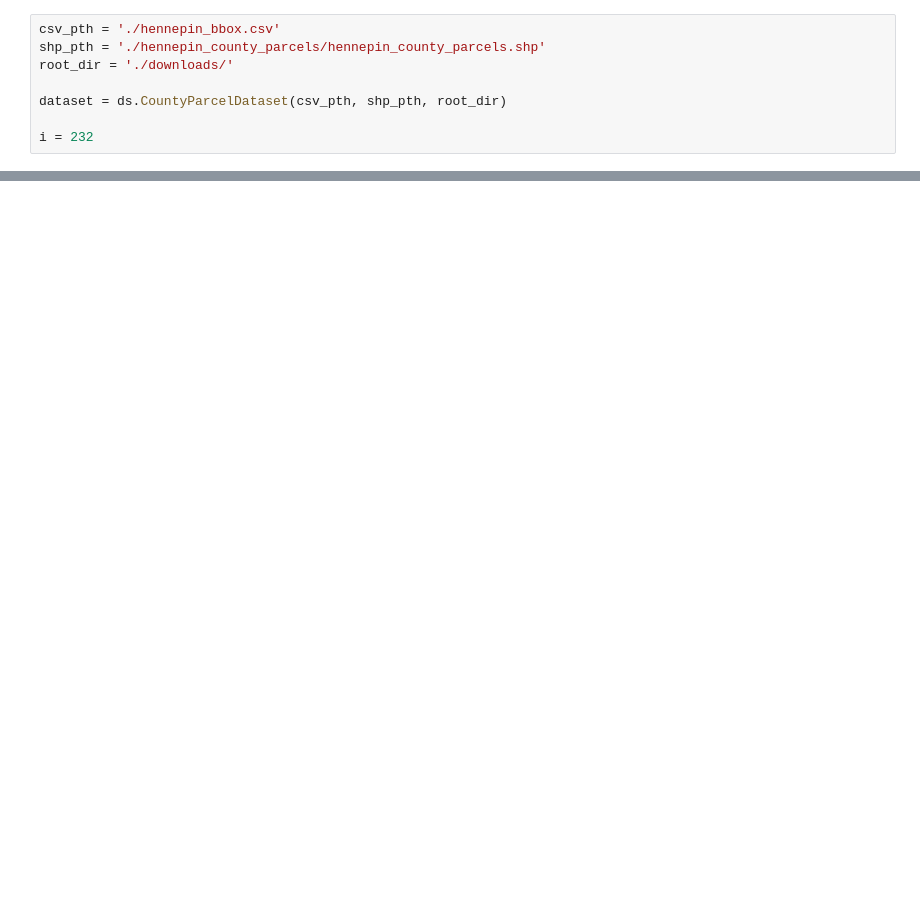
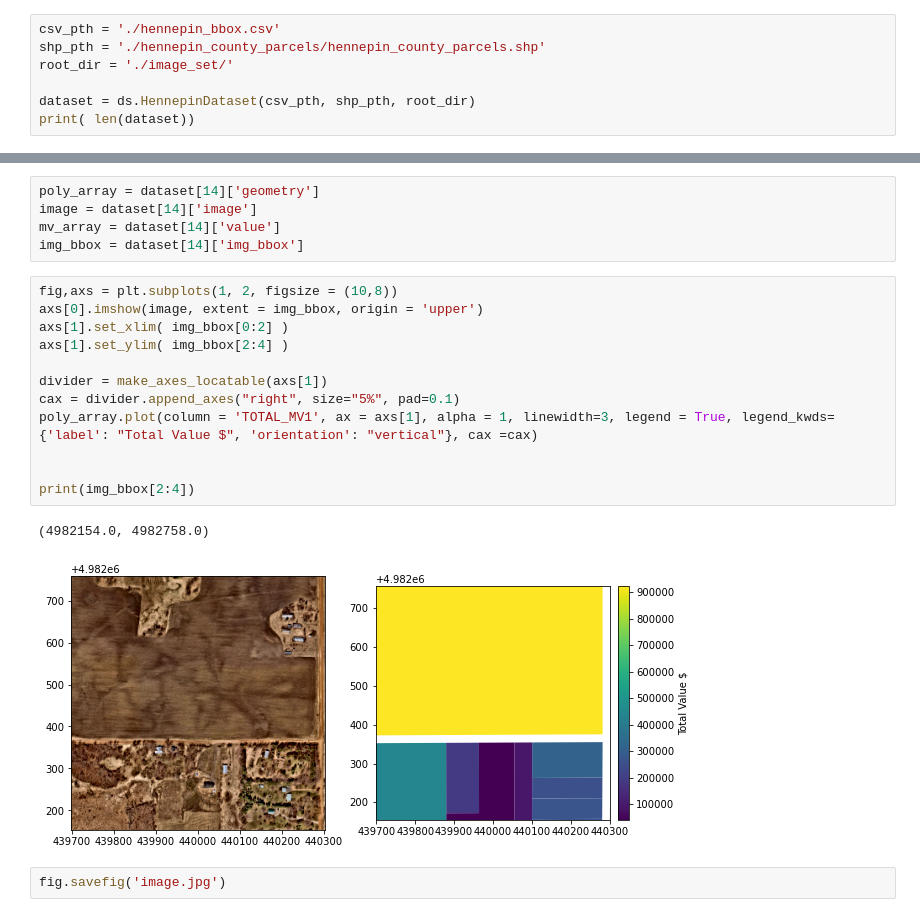
Before and after one commit to mvrl/disaggregation, a Jupyter notebook: test.ipynb, the cells around one changed output, grey strips where cells are left out. Cells and saved outputs as stored; diff of their text form; blank space fills up the shorter version.

```diff
--- a/test.ipynb
+++ b/test.ipynb
@@ -3,8 +9,7 @@ import dataset as ds
 # %%
 csv_pth = './hennepin_bbox.csv'
 shp_pth = './hennepin_county_parcels/hennepin_county_parcels.shp'
-root_dir = './downloads/'
+root_dir = './image_set/'
 
-dataset = ds.CountyParcelDataset(csv_pth, shp_pth, root_dir)
-
-i = 232
+dataset = ds.HennepinDataset(csv_pth, shp_pth, root_dir)
+print( len(dataset))
@@ -36,0 +29,22 @@ Name: TOTAL_MV1, dtype: int64
+# %%
+poly_array = dataset[14]['geometry']
+image = dataset[14]['image']
+mv_array = dataset[14]['value']
+img_bbox = dataset[14]['img_bbox']
+# %%
+fig,axs = plt.subplots(1, 2, figsize = (10,8))
+axs[0].imshow(image, extent = img_bbox, origin = 'upper')
+axs[1].set_xlim( img_bbox[0:2] )
+axs[1].set_ylim( img_bbox[2:4] )
+
+divider = make_axes_locatable(axs[1])
+cax = divider.append_axes("right", size="5%", pad=0.1)
+poly_array.plot(column = 'TOTAL_MV1', ax = axs[1], alpha = 1, linewidth=3, legend = True, legend_kwds={'label': "Total Value $", 'orientation': "vertical"}, cax =cax)
+
+
+print(img_bbox[2:4])
+# %% [output]
+(4982154.0, 4982758.0)
+[figure, added]
+# %%
+fig.savefig('image.jpg')
```
Also changed, not shown: parts of 8 cells of this notebook, 10 other files.
